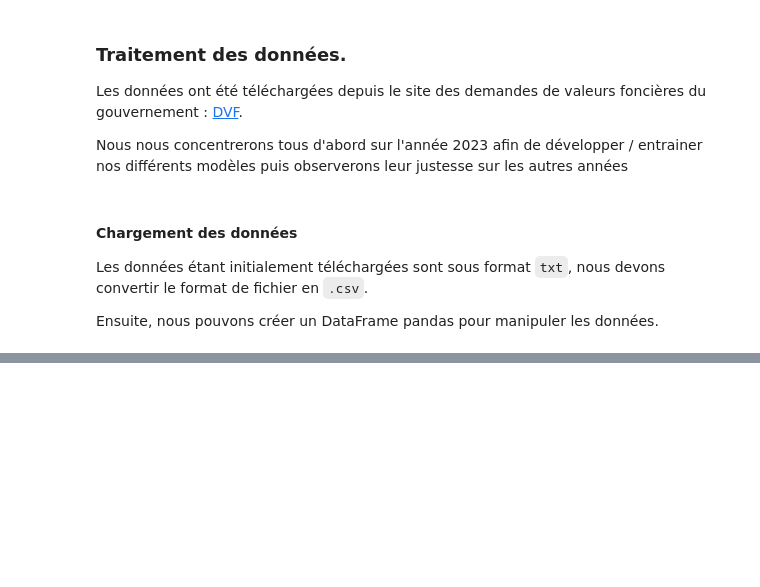
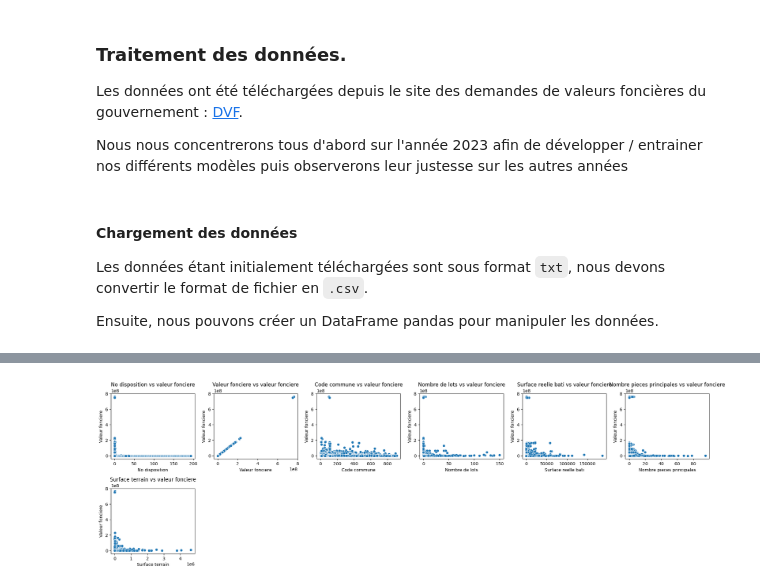
Before and after one commit to RicoAlv16/DVF_app, a Jupyter notebook: src/notebook.ipynb, the cells around one changed output, grey strips where cells are left out. Saved outputs shown, nothing was run; the diff lists cells and outputs as text; code cells hidden in the pictures; blank space fills up the shorter version.

```diff
--- a/src/notebook.ipynb
+++ b/src/notebook.ipynb
@@ -136,0 +168,13 @@ data = data[data.duplicated(keep=False)]
+# %%
+target = paris_data['Valeur fonciere']
+
+plt.figure(figsize=(20, 15))
+for i, j in enumerate(paris_data.describe().columns):
+	plt.subplot(5, 6, i + 1)  # Ajuster la grille pour 5 lignes et 6 colonnes
+	sns.scatterplot(x=paris_data[j], y=target)
+	plt.title('{} vs valeur fonciere'.format(j))
+	plt.tight_layout()
+
+plt.show()
+# %% [output]
+[figure, added]
```
Also changed, not shown: parts of 54 cells of this notebook, 1 other file.
